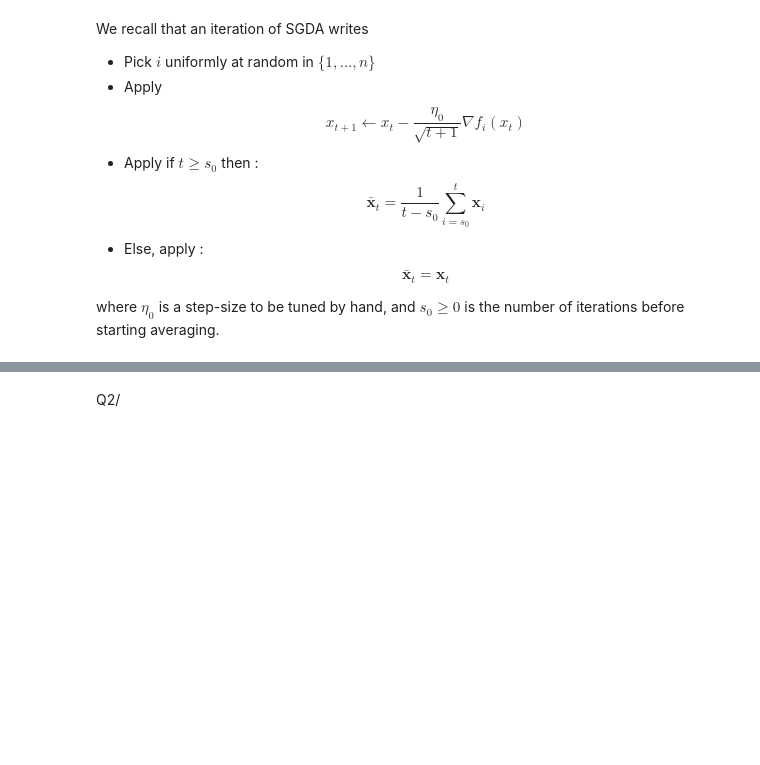
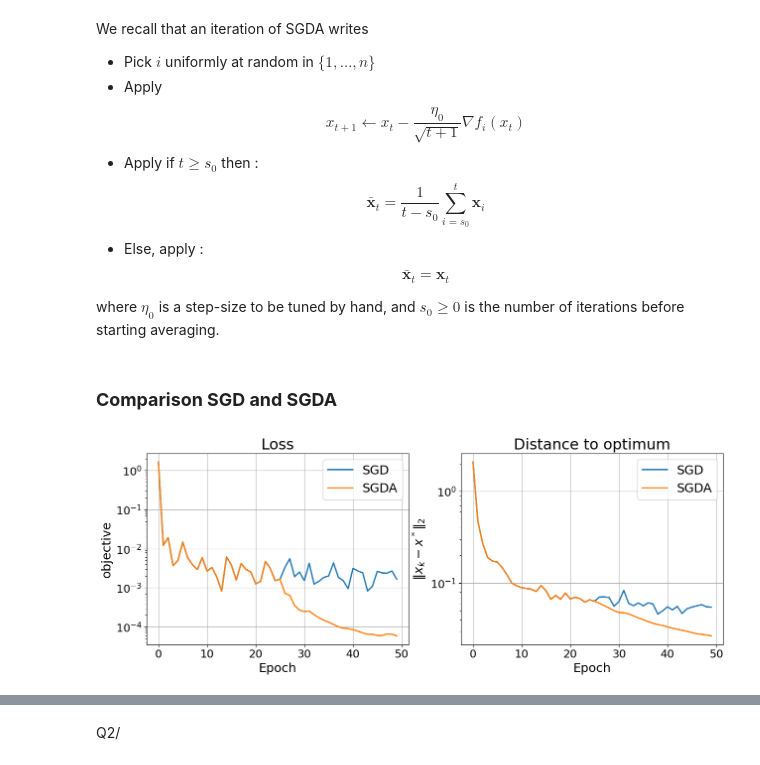
Before and after one commit to BryanBradfo/optimisation-algorithms, a Jupyter notebook: lab2_chen_bryan_and_devilder_alice.ipynb, the cells around one changed output, grey strips where cells are left out. Saved outputs shown, nothing was run; the diff lists cells and outputs as text; code cells hidden in the pictures; blank space fills up the shorter version.

```diff
--- a/lab2_chen_bryan_and_devilder_alice.ipynb
+++ b/lab2_chen_bryan_and_devilder_alice.ipynb
@@ -456,7 +470,7 @@ def plot_epochs(monitors, solvers):
         plt.title("Loss")
         plt.xlabel("Epoch")
         plt.ylabel("objective")
-
+    plt.grid()
     plt.legend(solvers)
 
     plt.subplot(1, 2, 2)
@@ -466,7 +480,7 @@ def plot_epochs(monitors, solvers):
         plt.title("Distance to optimum")
         plt.xlabel("Epoch")
         plt.ylabel("$\|x_k - x^*\|_2$")
-
+    plt.grid()
     plt.legend(solvers)
 
 
@@ -619,3 +647,13 @@ x_init = np.zeros(d)
 
 monitor_sgda = monitor(sgda, loss, x_min, (A, b ,lbda))
 monitor_sgda.run(x_init, random_indices, grad_i, n_iter * n, step0, args=(A, b, lbda))
+# %% [markdown]
+### **Comparison SGD and SGDA**
+# %%
+monitors = [monitor_sgd, monitor_sgda]
+
+solvers = ["SGD", "SGDA"]
+
+plot_epochs(monitors, solvers)
+# %% [output]
+[figure, added]
```
Also changed, not shown: parts of 50 cells of this notebook.
